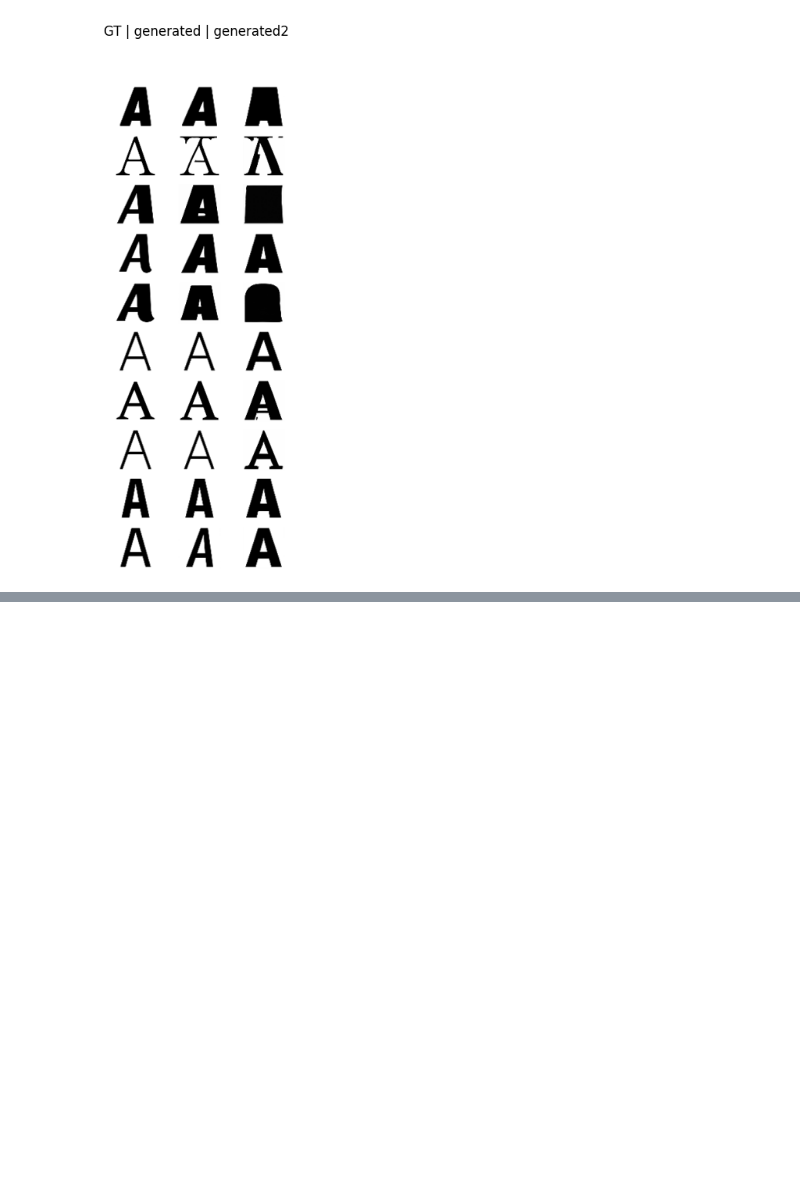
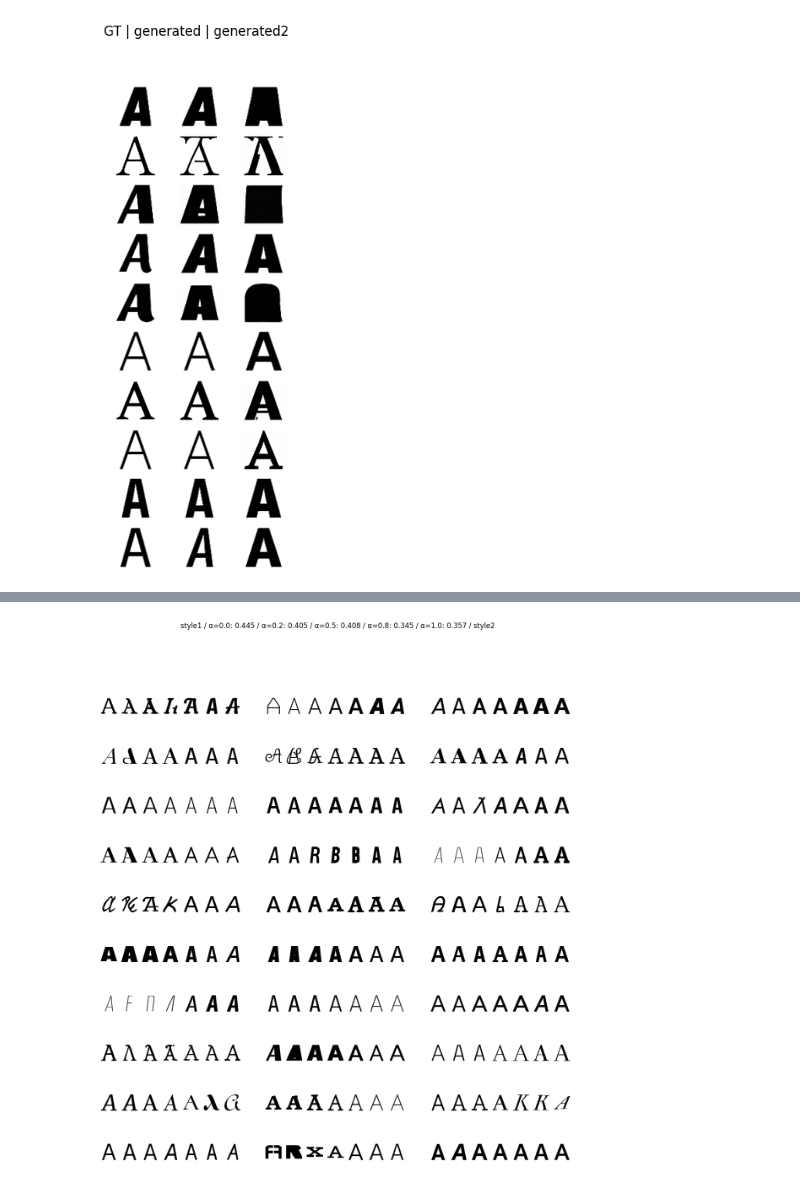
Before and after one commit to tetuomi/font-style-interpolation, a Jupyter notebook: style_interpolation.ipynb, the cells around one changed output, grey strips where cells are left out. Drawn from its saved outputs; the diff is of its cells as text; code cells hidden in the pictures; blank space fills up the shorter version.

```diff
--- a/style_interpolation.ipynb
+++ b/style_interpolation.ipynb
@@ -416,0 +563,56 @@ plt.savefig(f"result/{os.path.basename(model_path).split('.')[0]}_noise_operatio
+# %%
+# いろんなインターポレーションを見る
+style_scale = 3.
+class_scale = 3.
+
+@torch.no_grad()
+def p_sample_emb_interpolate(model, x, classes, style1, style2, t, style_scale=3., class_scale=3., alpha=0.5):
+    betas_t = extract(betas, t, x.shape)
+    sqrt_one_minus_alphas_cumprod_t = extract(sqrt_one_minus_alphas_cumprod, t, x.shape)
+    sqrt_recip_alphas_t = extract(sqrt_recip_alphas, t, x.shape)
+
+    logits = model.forward_with_emb_interpolate(x, t, classes, style1, style2, alpha=alpha, class_drop_prob=0., style_drop_prob=0.)
+    style_logits = model.forward_with_emb_interpolate(x, t, classes, style1, style2, alpha=alpha, class_drop_prob=1., style_drop_prob=0.)
+    class_logits = model.forward_with_emb_interpolate(x, t, classes, style1, style2, alpha=alpha, class_drop_prob=0., style_drop_prob=1.)
+    base_logits = model.forward_with_emb_interpolate(x, t, classes, style1, style2, alpha=alpha, class_drop_prob=1., style_drop_prob=1.)
+    pred_noise = logits + class_scale*(class_logits - base_logits) + style_scale*(style_logits - base_logits)
+
+    model_mean = sqrt_recip_alphas_t * (x - betas_t * pred_noise / sqrt_one_minus_alphas_cumprod_t)
+
+    if t[0].item() == 0:
+        return model_mean
+    else:
+        posterior_variance_t = extract(posterior_variance, t, x.shape)
+        noise = torch.randn_like(x)
+        return model_mean + torch.sqrt(posterior_variance_t) * noise
+
+b = min(30, len(pair_data_list))
+img = torch.randn((b, channels, image_size, image_size), device=device)
+classes = torch.full((b,), 0, device=device, dtype=torch.long)
+style1 = torch.randint(0, 1000, (b, ), device=device, dtype=torch.long)
+style2 = torch.randint(0, 1000, (b, ), device=device, dtype=torch.long)
+
+img_alpha = {a: img for a in [0., 0.2, 0.5, 0.8, 1.]}
+for i in tqdm(reversed(range(0, timesteps)), desc='sampling loop time step', total=timesteps):
+    t = torch.full((b,), i, device=device, dtype=torch.long)
+    for a in img_alpha.keys():
+        img_alpha[a] = p_sample_emb_interpolate(model, img_alpha[a], classes, style1, style2, t, style_scale=style_scale, class_scale=class_scale, alpha=a)
+
+fig, ax = plt.subplots(10, 8*(b//10), figsize=(15, 15))
+for i in range(b):
+    for j in range(8):
+        ax[i%10, 8*(i//10)+j].axis('off')
+
+    ax[i%10, 8*(i//10)+0].imshow(d[26*style1[i]][0][0], cmap='gray')
+    for j, a in enumerate(img_alpha.keys()):
+        ax[i%10, 8*(i//10)+j+1].imshow(img_alpha[a][i][0].cpu().detach().clone(), cmap='gray')
+    ax[i%10, 8*(i//10)+6].imshow(d[26*style2[i]][0][0], cmap='gray')
+
+title = 'style1 / '
+for a, loss in img_alpha.items():
+    title += f'α={a} / '
+title += 'style2'
+fig.suptitle(title)
+plt.savefig(f"result/{os.path.basename(model_path).split('.')[0]}_emb_interpolate_id{style1.sum()}.png")
+# %% [output]
+[figure, added]
```
Also changed, not shown: parts of 8 cells of this notebook, 1 other file.
